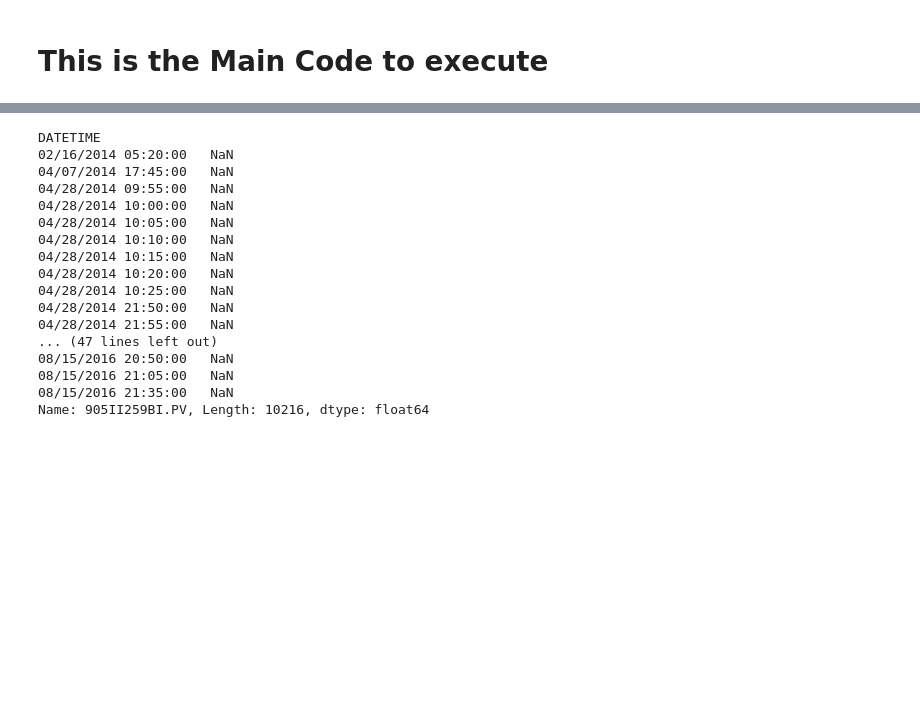
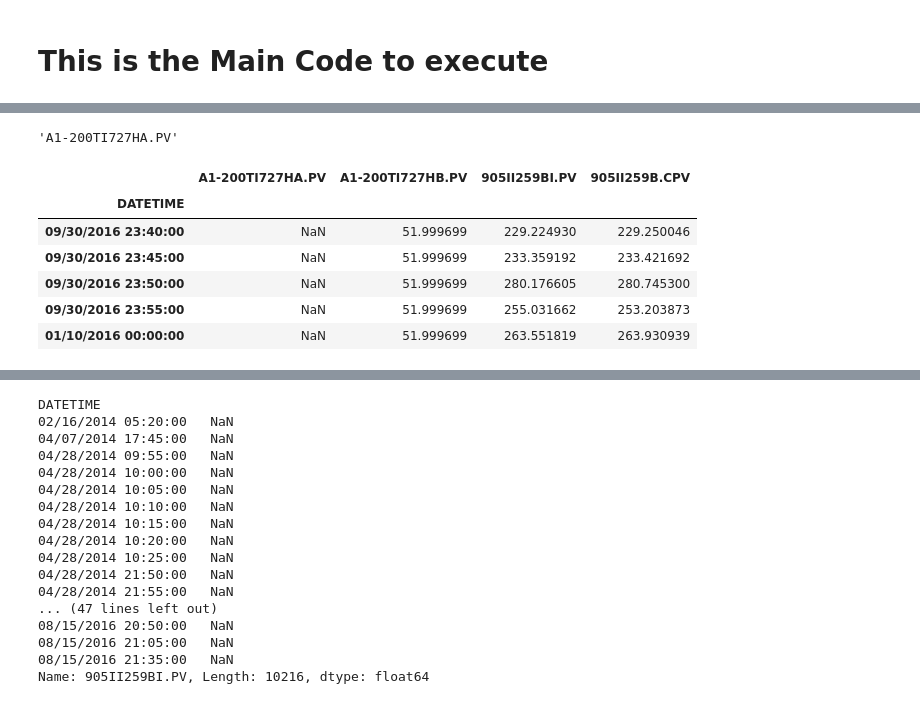
Before and after one commit to racekiller/CSVFormattingTools, a Jupyter notebook: CSVFormattingTool_functions_Debugging.ipynb, the cells around one changed output, grey strips where cells are left out. Drawn from its saved outputs; the diff is of its cells as text; code cells hidden in the pictures; blank space fills up the shorter version.

```diff
--- a/CSVFormattingTool_functions_Debugging.ipynb
+++ b/CSVFormattingTool_functions_Debugging.ipynb
@@ -339,4 +391,18 @@ SensorDictionary
 # %%
 Sensor = list(SensorDictionary)[0]
+# %%
+Sensor
+# %% [output]
+'A1-200TI727HA.PV'
 # %%
 Sensor = '905II259BI.PV'
+# %%
+df2_with_nan.tail()
+# %% [output]
+|  | A1-200TI727HA.PV | A1-200TI727HB.PV | 905II259BI.PV | 905II259B.CPV |
+| DATETIME |  |  |  |  |
+| 09/30/2016 23:40:00 | NaN | 51.999699 | 229.224930 | 229.250046 |
+| 09/30/2016 23:45:00 | NaN | 51.999699 | 233.359192 | 233.421692 |
+| 09/30/2016 23:50:00 | NaN | 51.999699 | 280.176605 | 280.745300 |
+| 09/30/2016 23:55:00 | NaN | 51.999699 | 255.031662 | 253.203873 |
+| 01/10/2016 00:00:00 | NaN | 51.999699 | 263.551819 | 263.930939 |
```
Also changed, not shown: parts of 25 cells of this notebook, 4 other files.
